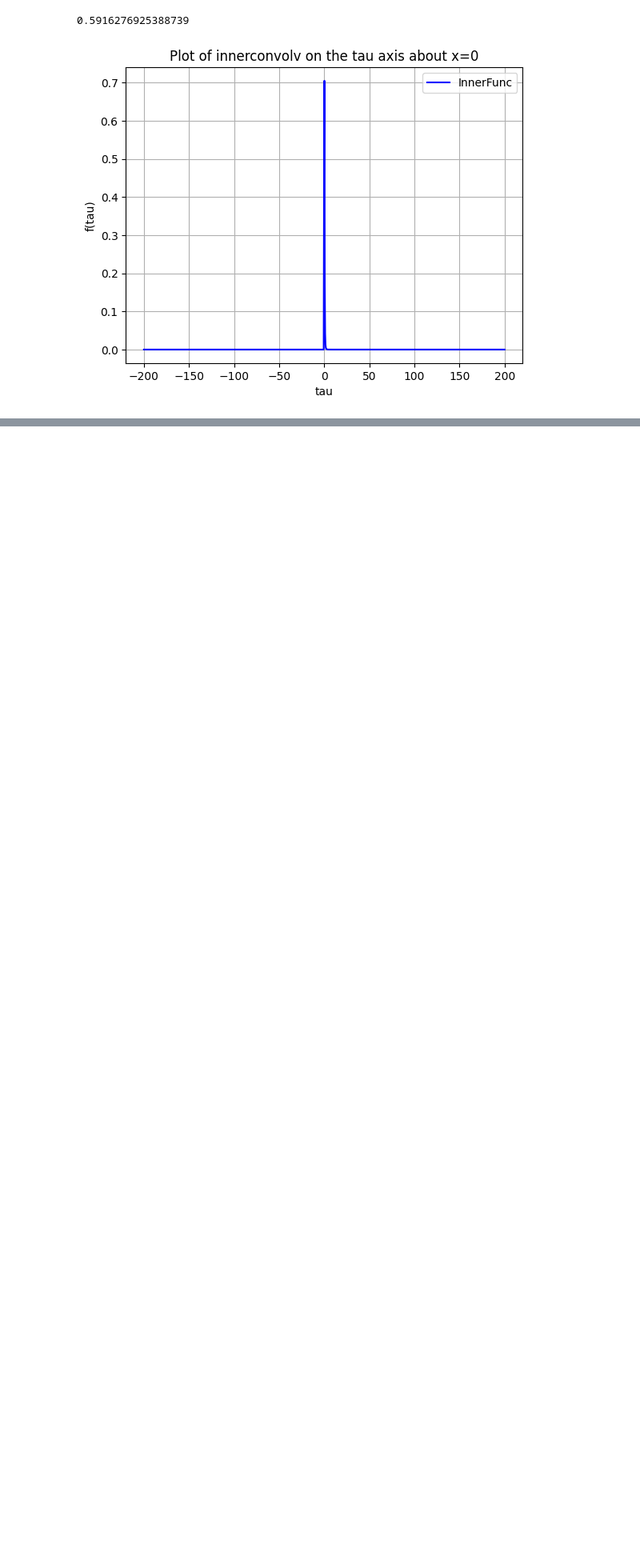
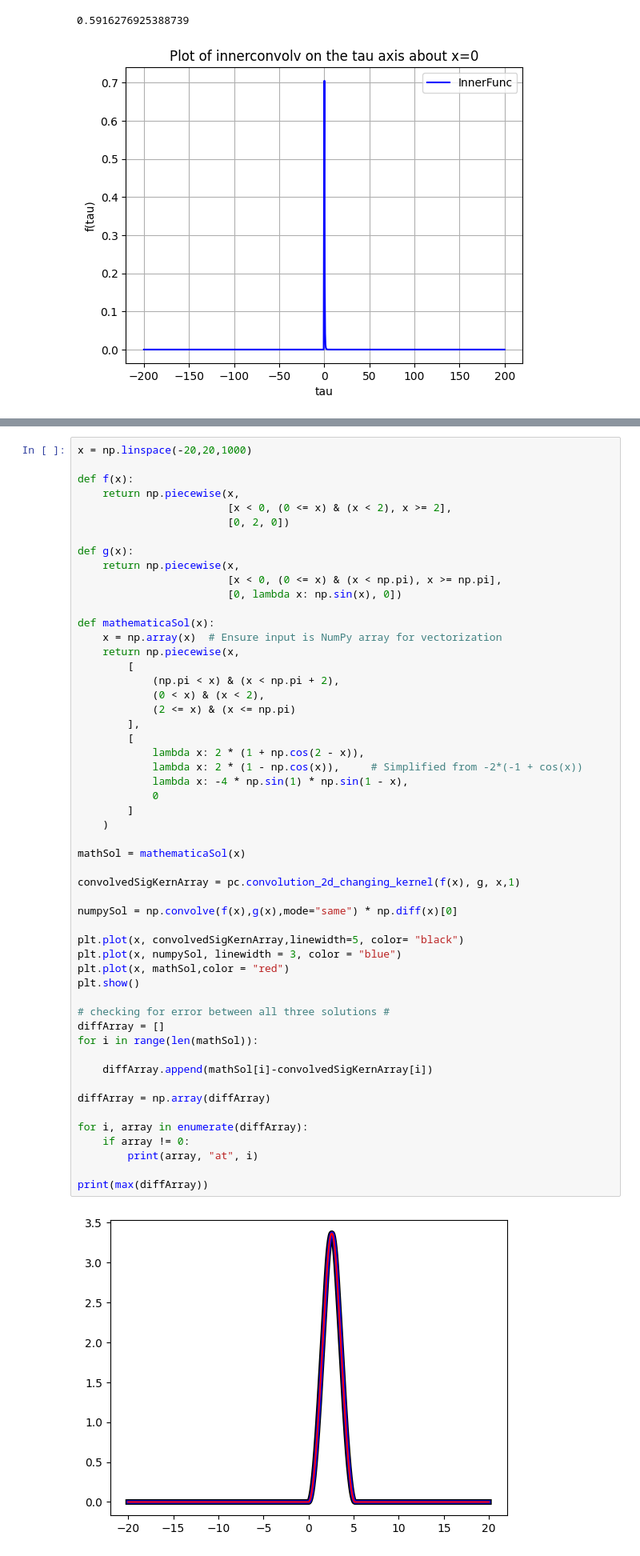
Before and after one commit to det-lab/elbe-data-convolution, a Jupyter notebook: DepConvLib/doubleGaussAnalytic.ipynb, the cells around one changed output, grey strips where cells are left out. Shown: that part at 80% size. Drawn from its saved outputs; the diff is of its cells as text; blank space fills up the shorter version.

```diff
--- a/DepConvLib/doubleGaussAnalytic.ipynb
+++ b/DepConvLib/doubleGaussAnalytic.ipynb
@@ -188,0 +254,55 @@ plt.show()
+# %%
+x = np.linspace(-20,20,1000)
+
+def f(x):
+    return np.piecewise(x,
+                        [x < 0, (0 <= x) & (x < 2), x >= 2],
+                        [0, 2, 0])
+
+def g(x):
+    return np.piecewise(x,
+                        [x < 0, (0 <= x) & (x < np.pi), x >= np.pi],
+                        [0, lambda x: np.sin(x), 0])
+
+def mathematicaSol(x):
+    x = np.array(x)  # Ensure input is NumPy array for vectorization
+    return np.piecewise(x,
+        [
+            (np.pi < x) & (x < np.pi + 2),
+            (0 < x) & (x < 2),
+            (2 <= x) & (x <= np.pi)
+        ],
+        [
+            lambda x: 2 * (1 + np.cos(2 - x)),
+            lambda x: 2 * (1 - np.cos(x)),     # Simplified from -2*(-1 + cos(x))
+            lambda x: -4 * np.sin(1) * np.sin(1 - x),
+            0
+        ]
+    )
+
+mathSol = mathematicaSol(x)
+
+convolvedSigKernArray = pc.convolution_2d_changing_kernel(f(x), g, x,1)
+
+numpySol = np.convolve(f(x),g(x),mode="same") * np.diff(x)[0]
+
+plt.plot(x, convolvedSigKernArray,linewidth=5, color= "black")
+plt.plot(x, numpySol, linewidth = 3, color = "blue")
+plt.plot(x, mathSol,color = "red")
+plt.show()
+
+# checking for error between all three solutions #
+diffArray = []
+for i in range(len(mathSol)):
+
+    diffArray.append(mathSol[i]-convolvedSigKernArray[i])
+
+diffArray = np.array(diffArray)
+
+for i, array in enumerate(diffArray):
+    if array != 0:
+        print(array, "at", i)
+
+print(max(diffArray))
+# %% [output]
+[figure, added]
```
Also changed, not shown: parts of 4 cells of this notebook, 1 other file.
